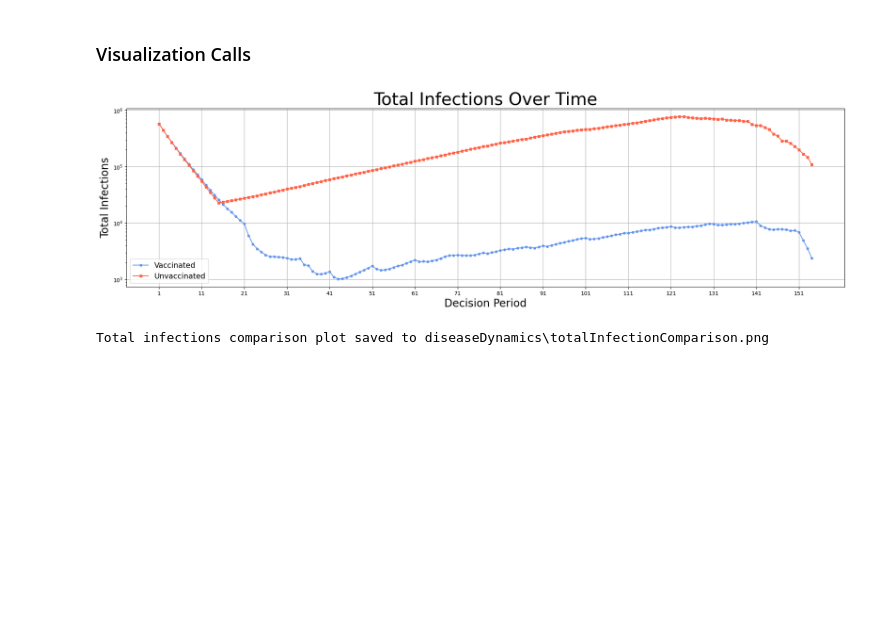
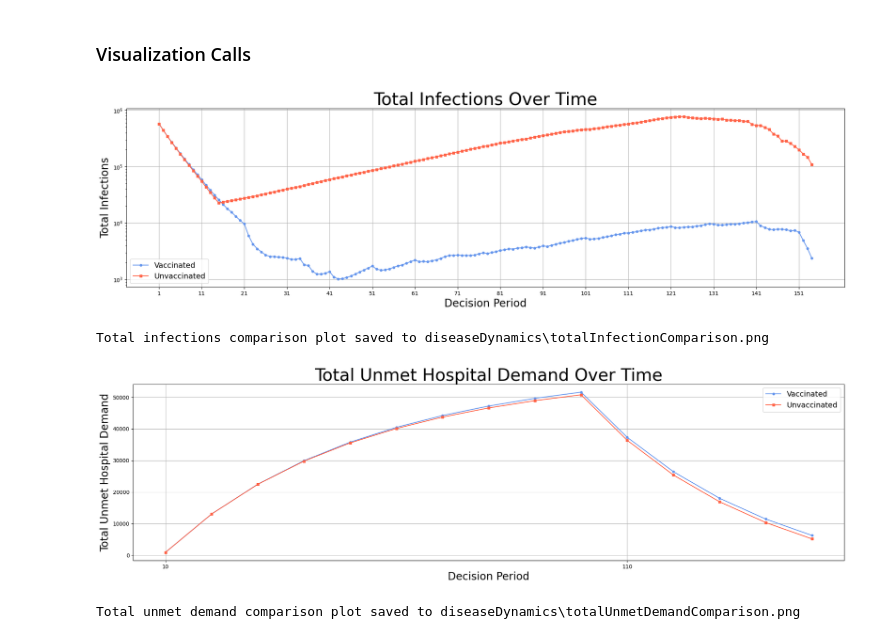
Before and after one commit to alexdelise/Data-Driven-SIRV-OR, a Jupyter notebook: results558Visualization.ipynb, the cells around one changed output. Cells and saved outputs as stored; diff of their text form; code cells hidden in the pictures; blank space fills up the shorter version.

```diff
--- a/results558Visualization.ipynb
+++ b/results558Visualization.ipynb
@@ -146,20 +146,57 @@ def plot_total_infections_comparison(vaxPath, noVaxPath, output_folder):
     plt.savefig(plot_path)
     plt.show()
     print(f"Total infections comparison plot saved to {plot_path}")
+
+def plot_total_unmet_demand_comparison(vaxPath, noVaxPath, output_folder):
+    # Load the 'u' sheet from both Excel files
+    vax_data = pd.read_excel(vaxPath, sheet_name='u')
+    no_vax_data = pd.read_excel(noVaxPath, sheet_name='u')
+
+    # Extract time periods (assuming the first column is a region identifier)
+    time_periods = vax_data.columns[1:]
+
+    # Sum unmet demand across all regions for each time period
+    total_unmet_demand_vax = vax_data.iloc[:, 1:].sum(axis=0)
+    total_unmet_demand_no_vax = no_vax_data.iloc[:, 1:].sum(axis=0)
+
+    # Create the comparison plot
+    plt.figure(figsize=(24, 6))
+    plt.plot(time_periods, total_unmet_demand_vax, marker='o', linestyle='-', markersize=4, color='cornflowerblue', label="Vaccinated")
+    plt.plot(time_periods, total_unmet_demand_no_vax, marker='s', linestyle='-', markersize=4, color='tomato', label="Unvaccinated")
+
+    plt.title("Total Unmet Hospital Demand Over Time", fontsize=32)
+    plt.xlabel("Decision Period", fontsize=20)
+    plt.ylabel("Total Unmet Hospital Demand", fontsize=20)
+    # If a logarithmic scale is desired, uncomment the next line:
+    # plt.yscale('log')
+    plt.legend(fontsize=14)
+    plt.grid(True)
+
+    # Set X-axis tick marks to show every ten days
+    plt.xticks(ticks=range(0, len(time_periods), 10), labels=time_periods[::10])
+
+    # Save and display the plot
+    plot_path = os.path.join(output_folder, "totalUnmetDemandComparison.png")
+    plt.savefig(plot_path, bbox_inches="tight")
+    plt.show()
+    print(f"Total unmet demand comparison plot saved to {plot_path}")
 # %% [markdown]
 ### Visualization Calls
 # %%
 # File path to the Excel sheet
 vaxPath = r"outputData\results_ten_0.1.xlsx"
 noVaxPath = r"outputData\results_ten_novac.xlsx"
 output_folder = r"diseaseDynamics"
 os.makedirs(output_folder, exist_ok=True)
 
 vax = True
 
 #plot_combined_sirv_dynamics(excel_file, output_folder, vax)
 #plot_total_unmet_demand(excel_file, output_folder, vax)
 plot_total_infections_comparison(vaxPath, noVaxPath, output_folder)
+plot_total_unmet_demand_comparison(vaxPath, noVaxPath, output_folder)
 # %% [output]
 [figure]
 Total infections comparison plot saved to diseaseDynamics\totalInfectionComparison.png
+[figure, added]
+Total unmet demand comparison plot saved to diseaseDynamics\totalUnmetDemandComparison.png
```
Also changed, not shown: 41 other files.
